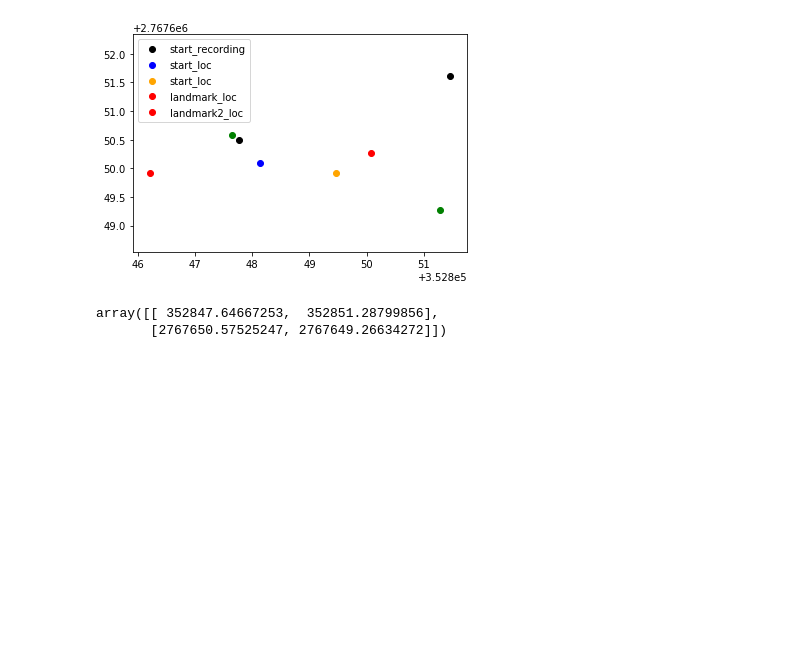
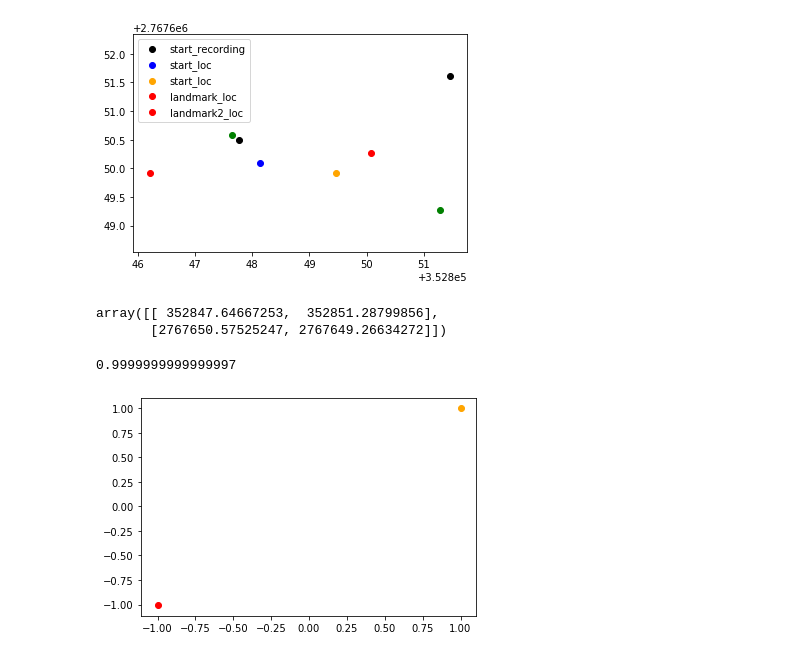
Before and after one commit to Chen-Yu-Qiang/mapping_explorer, a Jupyter notebook: jupyterNotebook/Automatic_tree_detection.ipynb, the cells around one changed output. Cells and saved outputs as stored; diff of their text form; code cells hidden in the pictures; blank space fills up the shorter version.

```diff
--- a/jupyterNotebook/Automatic_tree_detection.ipynb
+++ b/jupyterNotebook/Automatic_tree_detection.ipynb
@@ -750,0 +754,26 @@ array([[ 352847.64667253,  352851.28799856],
+# %%
+p_bar = np.array([[(source[0,0]+source[0,1])/2],[(source[1,0]+source[1,1])/2]])
+q_bar = np.array([[(dist[0,0]+dist[0,1])/2],[(dist[1,0]+dist[1,1])/2]])
+# %%
+X = source-np.array([[p_bar[0][0],p_bar[0][0]],[p_bar[1][0],p_bar[1][0]]])
+Y = dist-np.array([[q_bar[0][0],q_bar[0][0]],[q_bar[1][0],q_bar[1][0]]])
+# %%
+S = X @ Y.T
+u, s, vh = np.linalg.svd(S)
+# check u, vh det
+print(np.linalg.det(vh@u.T))
+tmp = np.array([[1,0],[0,-1]])
+R = vh @ tmp @ u.T
+t = q_bar - (R@p_bar)
+# %% [output]
+0.9999999999999997
+# %%
+A = R@X
+# %%
+plt.scatter(A[0,0], A[1,0], c='r')
+plt.scatter(A[0,1], A[1,1], c='orange')
+# plt.scatter(X[0,:], X[1,:], c='g')
+# plt.scatter(Y[0,:], Y[1,:], c='b')
+plt.show()
+# %% [output]
+[figure, added]
```
Also changed, not shown: parts of 3 cells of this notebook.
